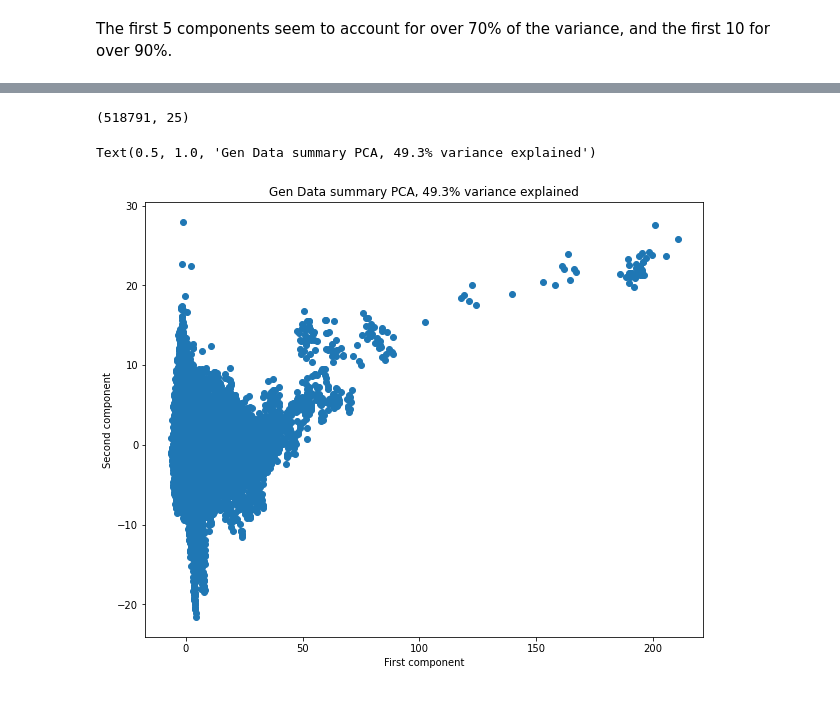
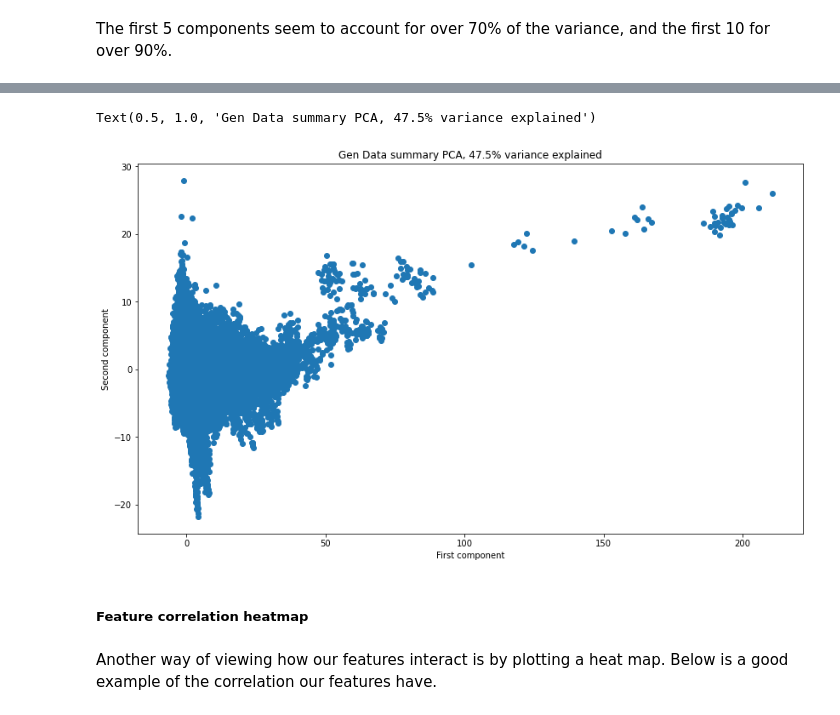
Before and after one commit to EPalomos/Phoenix_Housing, a Jupyter notebook: Zillow EDA.ipynb, the cells around one changed output, grey strips where cells are left out. Saved outputs shown, nothing was run; the diff lists cells and outputs as text; code cells hidden in the pictures.

```diff
--- a/Zillow EDA.ipynb
+++ b/Zillow EDA.ipynb
@@ -209,8 +184,6 @@ Now we wil move forward and scale the data to be able to for our future analysis
 # %%
 # We only need numeric values for scaling, so we will concatenate and save non-numeric values into a new column
-ZillowData['GeneralData']= ZillowData['CountyName']+ '-' + ZillowData['StateName'] + '-' + ZillowData['Date'] + '-' + ZillowData['RegionName'].astype(str)
+# and we are going to add these non numeric values as the indexes and drop their columns so that our df only contains
+# numeric values
+ZillowData['CountyName-StateName-RegionName-Date']= ZillowData['CountyName']+ '-' + ZillowData['StateName'] + '-' + ZillowData['RegionName'] + '-' + ZillowData['Date'].astype(str)
+ZillowData_scale = ZillowData.set_index('CountyName-StateName-RegionName-Date').drop(['CountyName', 'StateName', 'RegionName', 'Date'], axis=1)
-# %%
-# Now we set up the non-numeric values as indexes and will save a copy of index and columns names to create a new data frame
-ZillowData_scale = ZillowData.set_index('GeneralData').drop(['CountyName', 'StateName', 'Date', 'RegionName', 'Year'], axis=1)
-ZillowData_index = ZillowData_scale.index
-ZillowData_columns = ZillowData_scale.columns
@@ -295,4 +275,4 @@ It seems that all Scaling was done properly, now we will move forward and fit ou
 # %%
 # We Fit the PCA transformation using the scaled data.
-zillow_pca = PCA().fit(ZillowData_scale)
+zillow_pca = PCA().fit(ZillowData_scale_df)
 # %%
@@ -315,6 +301,7 @@ The first 5 components seem to account for over 70% of the variance, and the fir
 # %%
-# Apply the transformation to the data to obtain the derived features.
+# Apply the transformation to the data to obtain the derived features, we will create a new variable sine we don't
+# want to manipulate our original data.
 
-zillow_pca_x = zillow_pca.transform(ZillowData_scale)
-zillow_pca_x
+zillow_pca_x = zillow_pca.transform(ZillowData_scale_df)
+zillow_pca_x.shape
 # %% [output]
@@ -334,4 +308,0 @@ array([[-2.99886191e-01, -5.40723621e-02, -2.05210241e-01, ...,
-# %%
-zillow_pca_x.shape
-# %% [output]
-(518791, 25)
@@ -344,12 +319,19 @@ pc_var = 100 * zillow_pca.explained_variance_ratio_.cumsum()[1]
 # %%
-plt.subplots(figsize=(10,8))
+# Finally, we plot both components
+
+plt.subplots(figsize=(14,8))
 plt.scatter(x=x, y=y)
 plt.xlabel('First component')
 plt.ylabel('Second component')
 plt.title(f'Gen Data summary PCA, {pc_var:.1f}% variance explained')
 # %% [output]
-Text(0.5, 1.0, 'Gen Data summary PCA, 49.3% variance explained')
+Text(0.5, 1.0, 'Gen Data summary PCA, 47.5% variance explained')
-[figure, old version]
+[figure, new version]
+# %% [markdown]
+#####  Feature correlation heatmap<a id='3.5.5.2_Feature_correlation_heatmap'></a>
+# %% [markdown]
+Another way of viewing how our features interact is by plotting a heat map.
+Below is a good example of the correlation our features have.
 # %%
 plt.figure(figsize=(30, 25))
 sns.heatmap(ZillowData.corr(), annot=True)
```
Also changed, not shown: parts of 51 cells of this notebook.
